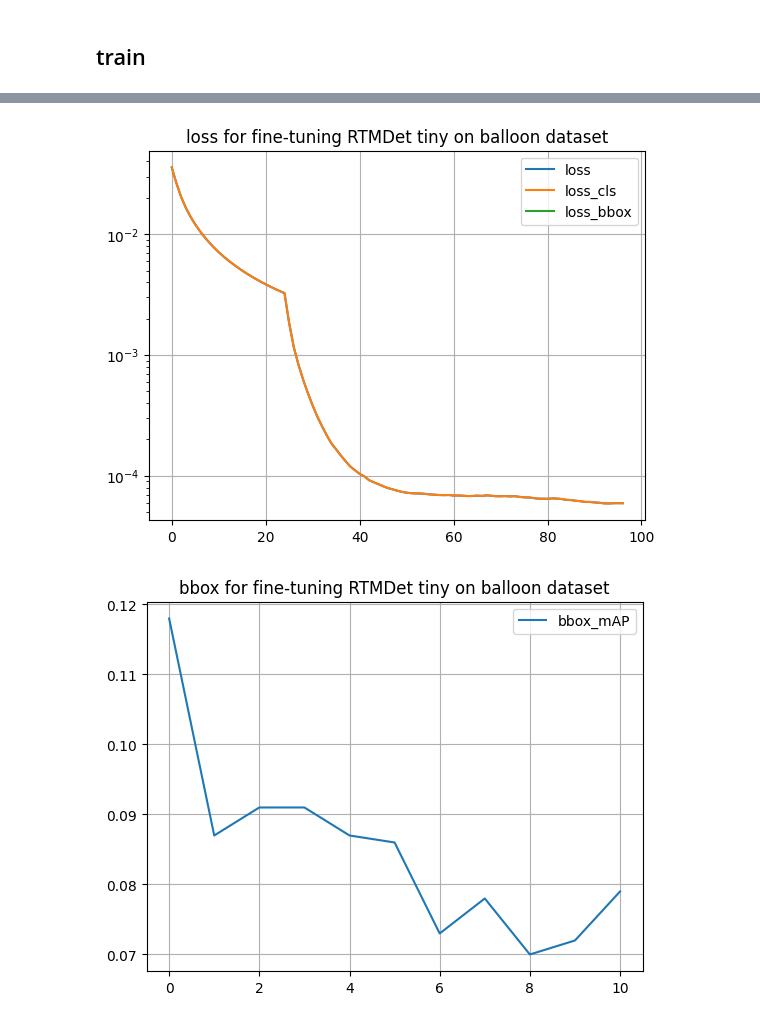
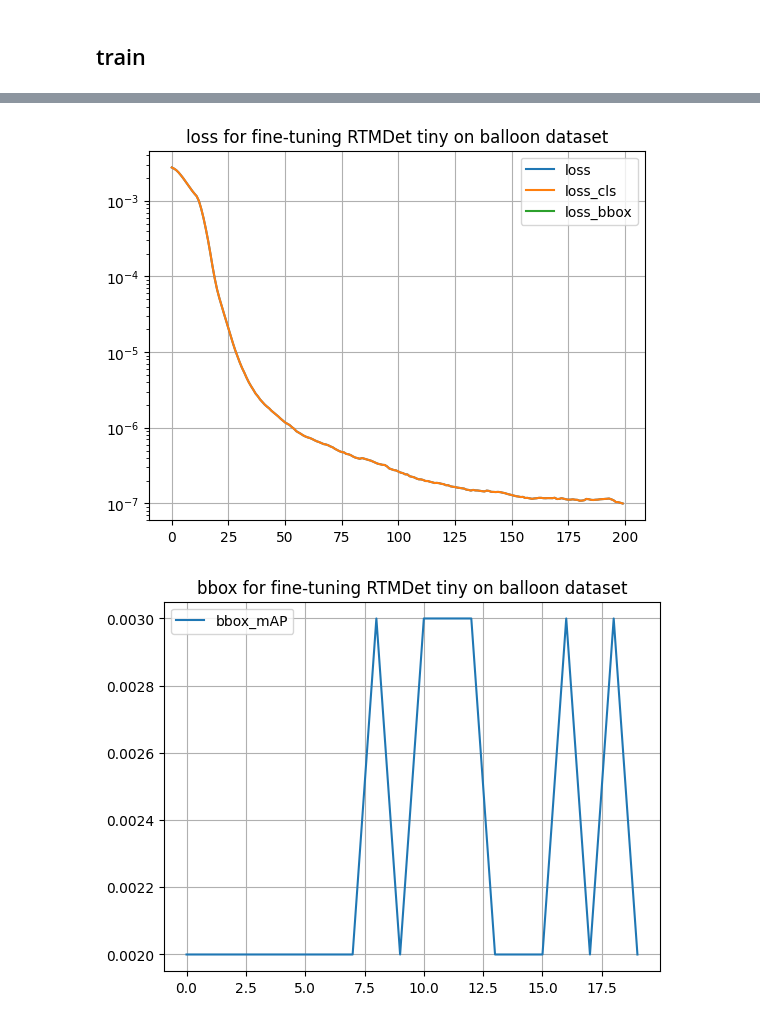
Before and after one commit to nqhq-lou/OpenMMLabCamp2023S, a Jupyter notebook: mmdet/mmdet_RTMDet.ipynb, the cells around one changed output, grey strips where cells are left out. Drawn from its saved outputs; the diff is of its cells as text; code cells hidden in the pictures.

```diff
--- a/mmdet/mmdet_RTMDet.ipynb
+++ b/mmdet/mmdet_RTMDet.ipynb
@@ -42,7 +49,7 @@ in the log file, we can see the following:
 {"lr": 0.0003846615384615385, "data_time": 2.422462582588196, "loss": 0.02636089827865362, "loss_cls": 0.02636089827865362, "loss_bbox": 0.0, "time": 3.296236217021942, "epoch": 2, "memory": 3945, "step": 4}
 plot loss against step
 """
-log_scalars = "/home/louzekun/projects/mmlab/mmdet/logs/20230611_133458/vis_data/scalars.json"
+log_scalars = "/home/louzekun/projects/mmlab/mmdet/logs/20230611_193637/vis_data/scalars.json"
 with open(log_scalars, 'r') as f:
     lines = f.readlines()
     scalars = [json.loads(line) for line in lines]
@@ -62,23 +69,23 @@ plt.legend()
 plt.yscale('log')
 plt.show()
 # %% [output]
-[figure, old version]
+[figure, new version]
 # %%
 """
 {"coco/bbox_mAP": 0.118, "coco/bbox_mAP_50": 0.143, "coco/bbox_mAP_75": 0.141, "coco/bbox_mAP_s": 0.0, "coco/bbox_mAP_m": 0.014, "coco/bbox_mAP_l": 0.168, "data_time": 0.29770004749298096, "time": 0.33930063247680664, "step": 10}
 """
-log_scalars = "/home/louzekun/projects/mmlab/mmdet/logs/20230611_133458/vis_data/scalars.json"
+log_scalars = "/home/louzekun/projects/mmlab/mmdet/logs/20230611_193637/vis_data/scalars.json"
 with open(log_scalars, 'r') as f:
     lines = f.readlines()
     scalars = [json.loads(line) for line in lines]
 
 bbox_mAP = [entry.get('coco/bbox_mAP') for entry in scalars]
 bbox_mAP = [l for l in bbox_mAP if l is not None]
 plt.plot(bbox_mAP, label='bbox_mAP')
 plt.title('bbox for fine-tuning RTMDet tiny on balloon dataset')
 plt.grid()
 plt.legend()
 # plt.yscale('log')
 plt.show()
 # %% [output]
-[figure, old version]
+[figure, new version]
```
Also changed, not shown: parts of 5 cells of this notebook, 25 other files.
